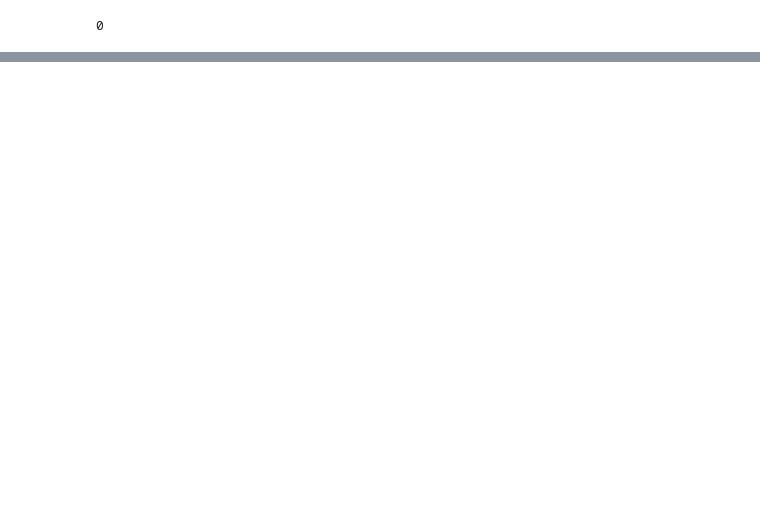
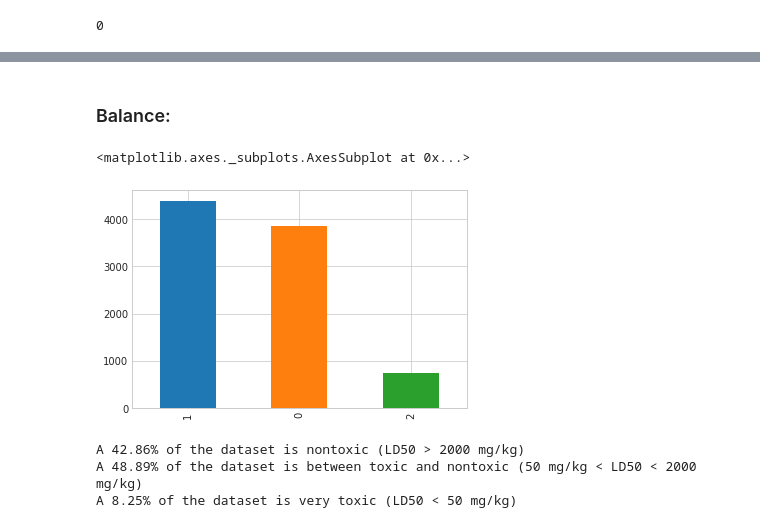
Before and after one commit to BielStela/Acute-Toxicity-QSAR, a Jupyter notebook: Data_exploration.ipynb, the cells around one changed output, grey strips where cells are left out. Saved outputs shown, nothing was run; the diff lists cells and outputs as text; code cells hidden in the pictures; blank space fills up the shorter version.

```diff
--- a/Data_exploration.ipynb
+++ b/Data_exploration.ipynb
@@ -124,0 +116,4 @@ True
+# %%
+sdf_df = sdf_df[pd.notnull(sdf_df.very_toxic)]
+sdf_df = sdf_df[pd.notnull(sdf_df.nontoxic)]
+sdf_df.reset_index(inplace=True)
@@ -124,0 +131,13 @@ True
+# %%
+def labelizer(v1, v2):
+    label = []
+    for i in range(len(v1)):
+        if (v1[i] == False) & (v2[i] == True):
+            label.append(0)
+        elif (v1[i] == False) & (v2[i] == False):
+            label.append(1)
+        elif (v1[i] == True) & (v2[i] == False):
+            label.append(2)
+    return label
+# %%
+sdf_df['labels'] = labelizer(sdf_df.very_toxic, sdf_df.nontoxic)
@@ -124,0 +153,19 @@ True
+# %% [markdown]
+### Balance:
+# %%
+sdf_df['labels'].value_counts().plot.bar()
+# %% [output]
+<matplotlib.axes._subplots.AxesSubplot at 0x...>
+[figure, added]
+# %%
+percent0 = (sum(sdf_df['labels'] == 0)/len(sdf_df)) * 100
+percent1 = (sum(sdf_df['labels'] == 1)/len(sdf_df)) * 100
+percent2 = (sum(sdf_df['labels'] == 2)/len(sdf_df)) * 100
+
+print(f'A {round(percent0, 2)}% of the dataset is nontoxic (LD50 > 2000 mg/kg)')
+print(f'A {round(percent1, 2)}% of the dataset is between toxic and nontoxic (50 mg/kg < LD50 < 2000 mg/kg)')
+print(f'A {round(percent2, 2)}% of the dataset is very toxic (LD50 < 50 mg/kg)')
+# %% [output]
+A 42.86% of the dataset is nontoxic (LD50 > 2000 mg/kg)
+A 48.89% of the dataset is between toxic and nontoxic (50 mg/kg < LD50 < 2000 mg/kg)
+A 8.25% of the dataset is very toxic (LD50 < 50 mg/kg)
```
Also changed, not shown: parts of 20 cells of this notebook.
